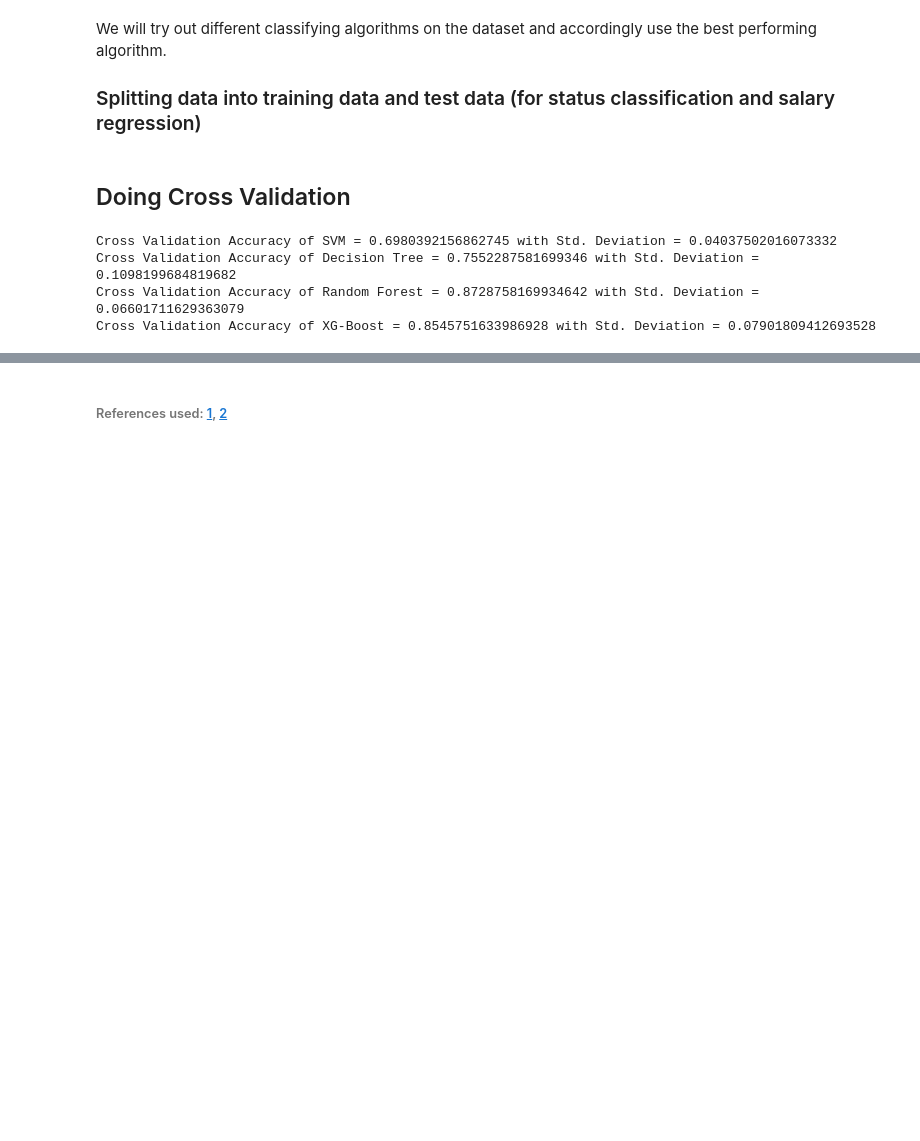
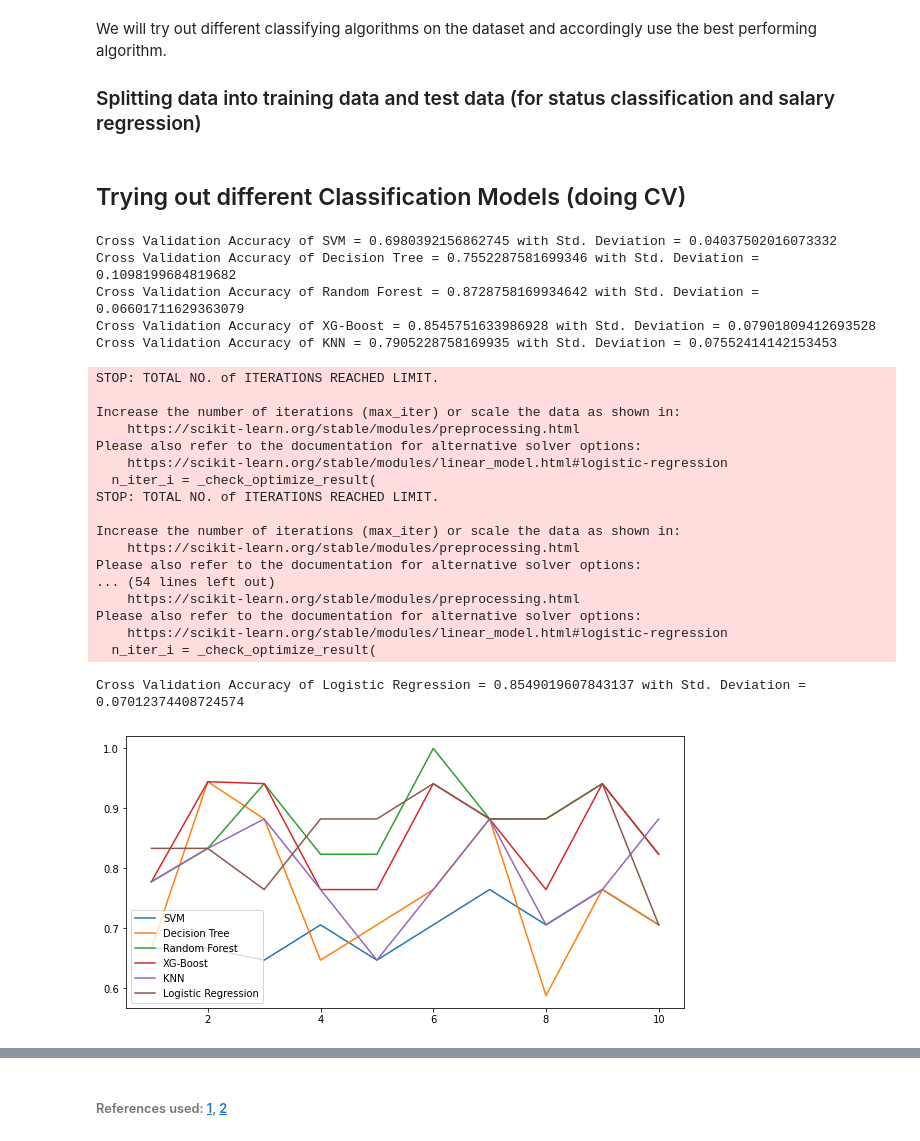
Before and after one commit to dsgiitr/Lecture-Assignments-Y22, a Jupyter notebook: ML/ML-Project-Submissions/sanidhya.ipynb, the cells around one changed output, grey strips where cells are left out. Cells and saved outputs as stored; diff of their text form; code cells hidden in the pictures; blank space fills up the shorter version.

Commit message:
Implemented some Regression and added some plots

```diff
--- a/ML/ML-Project-Submissions/sanidhya.ipynb
+++ b/ML/ML-Project-Submissions/sanidhya.ipynb
@@ -181,8 +181,8 @@ y_salary = data[data['remainder__salary'].notna()]['remainder__salary']
 #splitting into training and test data
 x_status_train, x_status_test, y_status_train, y_status_test = train_test_split(x_status, y_status, test_size=0.2, random_state=42)
 x_salary_train, x_salary_test, y_salary_train, y_salary_test = train_test_split(x_salary, y_salary, test_size=0.2, random_state=42)
-# %% [markdown]
-## Doing Cross Validation
+# %% [markdown]
+## Trying out different Classification Models (doing CV)
 # %%
 import xgboost
 from sklearn.metrics import accuracy_score, confusion_matrix
@@ -191,20 +193,47 @@ from sklearn.ensemble import RandomForestClassifier
 from sklearn import svm, tree
 # %%
-model0 = ("SVM",svm.SVC(random_state=42))
-model1 = ("Decision Tree",tree.DecisionTreeClassifier(random_state=42))
-model2 = ("Random Forest",RandomForestClassifier(random_state=42))
-model3 = ("XG-Boost",xgboost.XGBClassifier(random_state=42))
-classifiers = [model0,model1,model2,model3]
+c0 = ("SVM",svm.SVC(random_state=42))
+c1 = ("Decision Tree",tree.DecisionTreeClassifier(random_state=42))
+c2 = ("Random Forest",RandomForestClassifier(random_state=42))
+c3 = ("XG-Boost",xgboost.XGBClassifier(random_state=42))
+c4 = ("KNN",KNeighborsClassifier())
+c5 = ("Logistic Regression",LogisticRegression())
+classifiers = [c0,c1,c2,c3,c4,c5]
 
+plt.figure(figsize=(10,5))
 for c in classifiers:
     scores = cross_val_score(c[1],x_status_train,y_status_train, scoring="accuracy",cv=10)
     print(f"Cross Validation Accuracy of {c[0]} = {scores.mean()} with Std. Deviation = {scores.std()}")
+    plt.plot(range(1,11),scores,label=c[0])
     # c[1].fit(x_status_train,y_status_train)
     # y_pred = c[1].predict(x_status_test)
     # print("Accuracy of %s: %s"%(c[0], accuracy_score(y_status_test, y_pred)))
     # print("Confusion Matrix of %s: %s\n"%(c[0], confusion_matrix(y_status_test, y_pred)))
+plt.title("Accuracy of Classifiers")
+plt.legend()
+plt.show()
 # %% [output]
 Cross Validation Accuracy of SVM = 0.6980392156862745 with Std. Deviation = 0.04037502016073332
 Cross Validation Accuracy of Decision Tree = 0.7552287581699346 with Std. Deviation = 0.1098199684819682
 Cross Validation Accuracy of Random Forest = 0.8728758169934642 with Std. Deviation = 0.06601711629363079
 Cross Validation Accuracy of XG-Boost = 0.8545751633986928 with Std. Deviation = 0.07901809412693528
+Cross Validation Accuracy of KNN = 0.7905228758169935 with Std. Deviation = 0.07552414142153453
+STOP: TOTAL NO. of ITERATIONS REACHED LIMIT.
+
+Increase the number of iterations (max_iter) or scale the data as shown in:
+    https://scikit-learn.org/stable/modules/preprocessing.html
+Please also refer to the documentation for alternative solver options:
+    https://scikit-learn.org/stable/modules/linear_model.html#logistic-regression
+  n_iter_i = _check_optimize_result(
+STOP: TOTAL NO. of ITERATIONS REACHED LIMIT.
+
+Increase the number of iterations (max_iter) or scale the data as shown in:
+    https://scikit-learn.org/stable/modules/preprocessing.html
+Please also refer to the documentation for alternative solver options:
+... (54 lines left out)
+    https://scikit-learn.org/stable/modules/preprocessing.html
+Please also refer to the documentation for alternative solver options:
+    https://scikit-learn.org/stable/modules/linear_model.html#logistic-regression
+  n_iter_i = _check_optimize_result(
+Cross Validation Accuracy of Logistic Regression = 0.8549019607843137 with Std. Deviation = 0.07012374408724574
+[figure, added]
```
Also changed, not shown: parts of 3 cells of this notebook.
